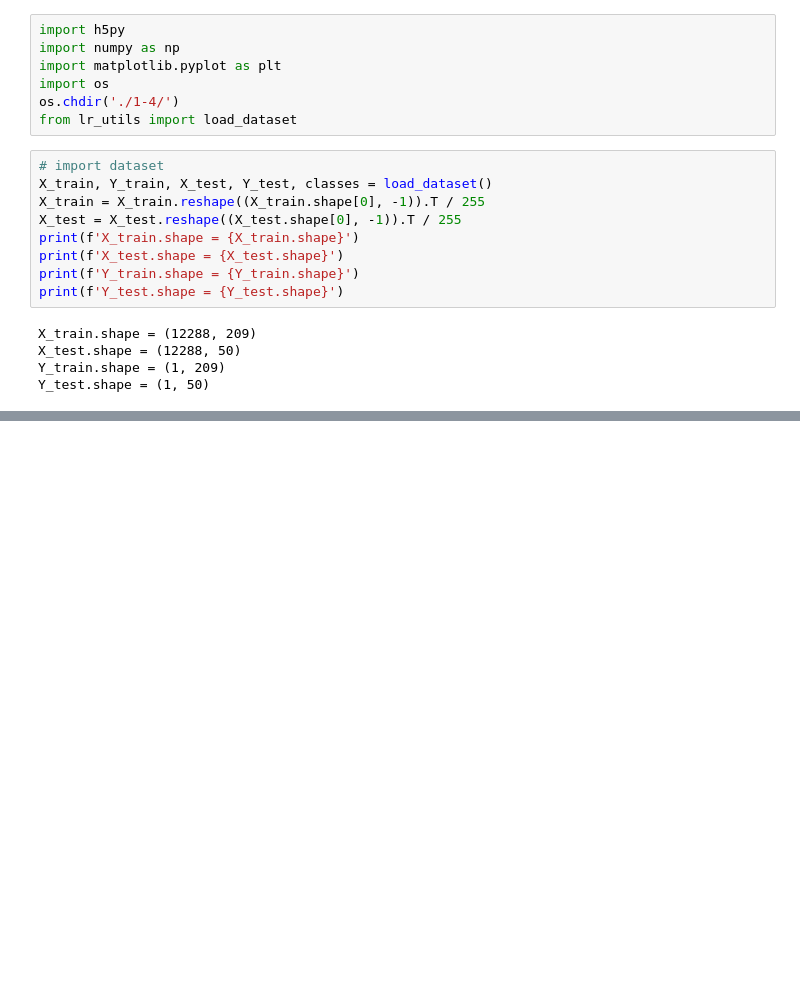
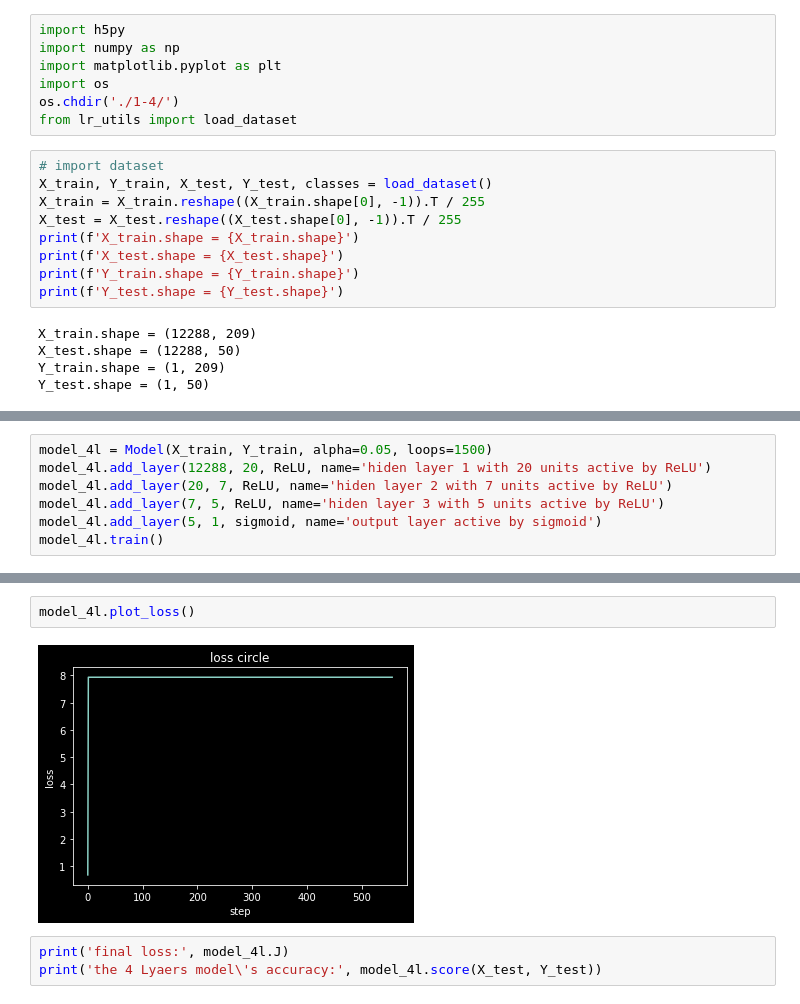
Before and after one commit to wjphallo/deeplearning-study, a Jupyter notebook: 1-4/1-4.ipynb, the cells around one changed output, grey strips where cells are left out. Cells and saved outputs as stored; diff of their text form; blank space fills up the shorter version.

```diff
--- a/1-4/1-4.ipynb
+++ b/1-4/1-4.ipynb
@@ -215,0 +221,7 @@ print(model_2l.score(X_test, Y_test))
+# %%
+model_4l = Model(X_train, Y_train, alpha=0.05, loops=1500)
+model_4l.add_layer(12288, 20, ReLU, name='hiden layer 1 with 20 units active by ReLU')
+model_4l.add_layer(20, 7, ReLU, name='hiden layer 2 with 7 units active by ReLU')
+model_4l.add_layer(7, 5, ReLU, name='hiden layer 3 with 5 units active by ReLU')
+model_4l.add_layer(5, 1, sigmoid, name='output layer active by sigmoid')
+model_4l.train()
@@ -215,0 +241,7 @@ print(model_2l.score(X_test, Y_test))
+# %%
+model_4l.plot_loss()
+# %% [output]
+[figure, added]
+# %%
+print('final loss:', model_4l.J)
+print('the 4 Lyaers model\'s accuracy:', model_4l.score(X_test, Y_test))
```
Also changed, not shown: parts of 6 cells of this notebook.
